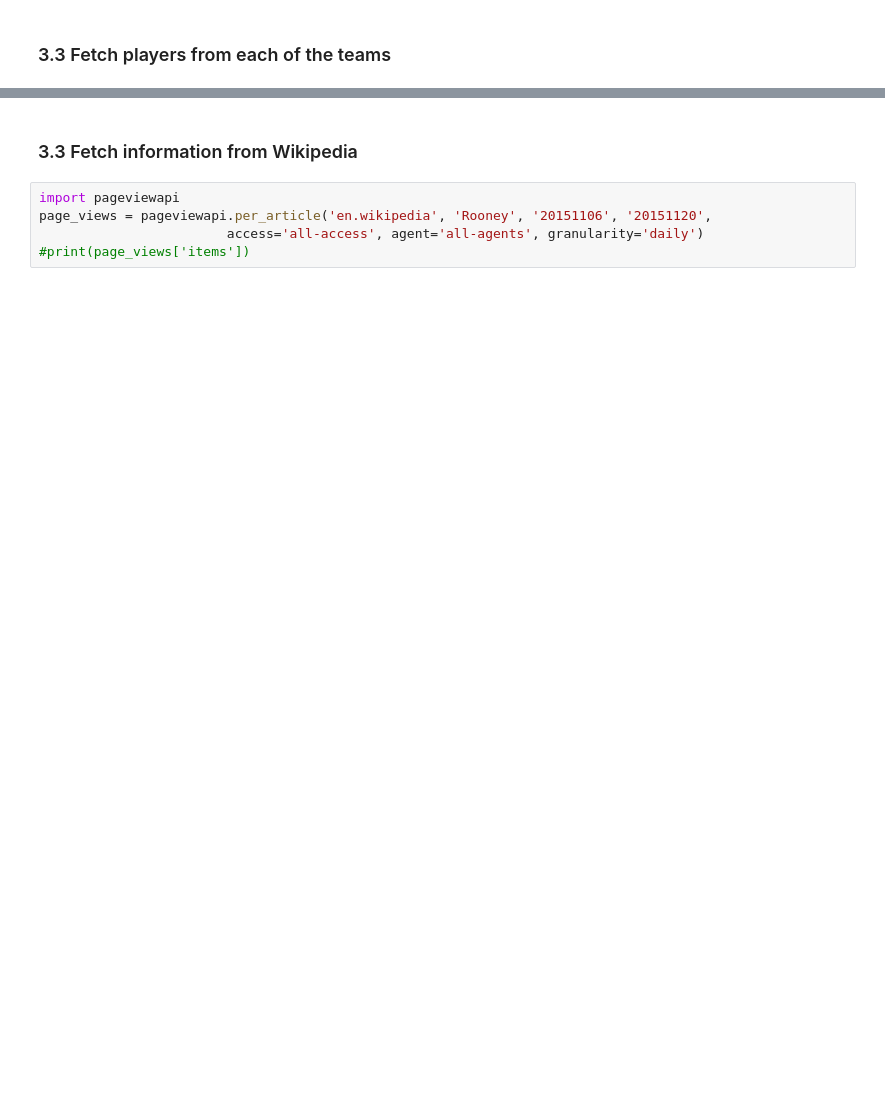
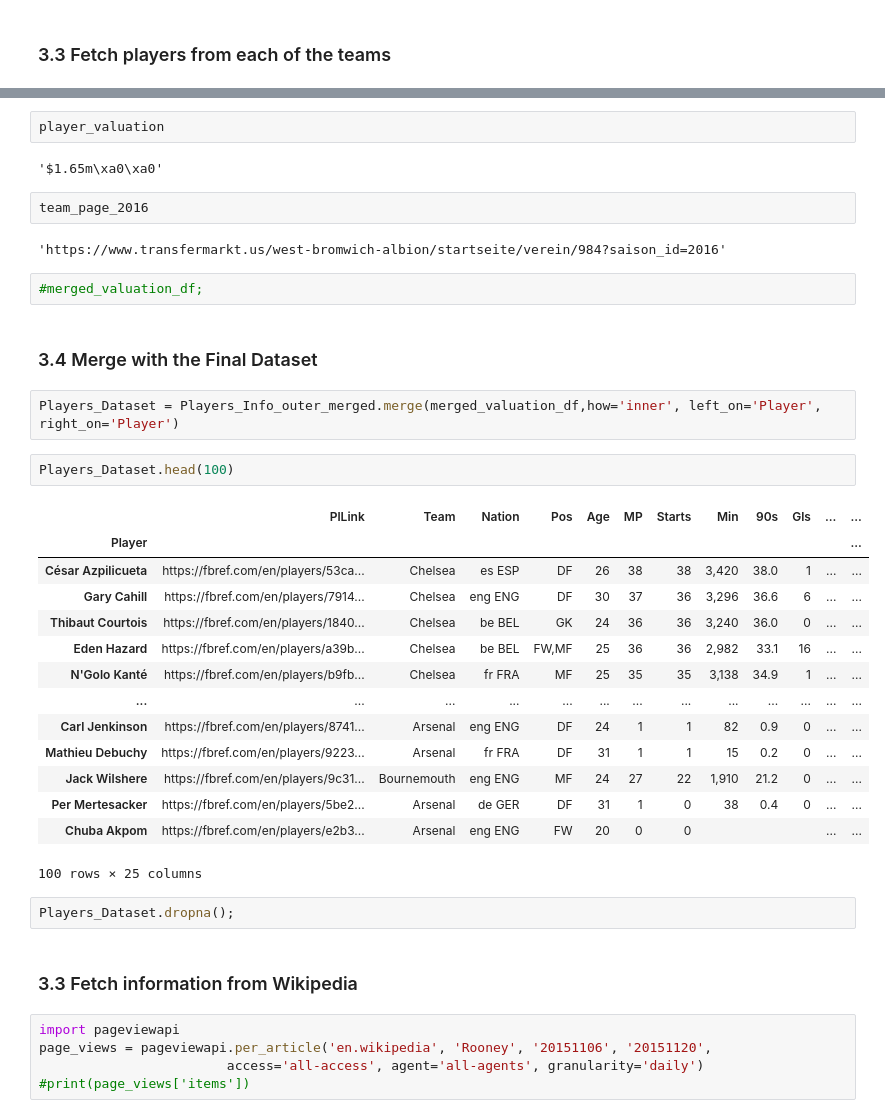
Before and after one commit to anubhavpar/Project_2, a Jupyter notebook: fbref.ipynb, the cells around one changed output, grey strips where cells are left out. Saved outputs shown, nothing was run; the diff lists cells and outputs as text; blank space fills up the shorter version.

```diff
--- a/fbref.ipynb
+++ b/fbref.ipynb
@@ -167,3 +427,36 @@ Players_Attr_df;
+# %%
+player_valuation
+# %% [output]
+'$1.65m\xa0\xa0'
+# %%
+team_page_2016
+# %% [output]
+'https://www.transfermarkt.us/west-bromwich-albion/startseite/verein/984?saison_id=2016'
+# %%
+#merged_valuation_df;
+# %% [markdown]
+### 3.4 Merge with the Final Dataset
+# %%
+Players_Dataset = Players_Info_outer_merged.merge(merged_valuation_df,how='inner', left_on='Player', right_on='Player')
+# %%
+Players_Dataset.head(100)
+# %% [output]
+|  | PlLink | Team | Nation | Pos | Age | MP | Starts | Min | 90s | Gls | ... | ... |
+| Player |  |  |  |  |  |  |  |  |  |  |  | ... |
+| César Azpilicueta | https://fbref.com/en/players/53ca... | Chelsea | es ESP | DF | 26 | 38 | 38 | 3,420 | 38.0 | 1 | ... | ... |
+| Gary Cahill | https://fbref.com/en/players/7914... | Chelsea | eng ENG | DF | 30 | 37 | 36 | 3,296 | 36.6 | 6 | ... | ... |
+| Thibaut Courtois | https://fbref.com/en/players/1840... | Chelsea | be BEL | GK | 24 | 36 | 36 | 3,240 | 36.0 | 0 | ... | ... |
+| Eden Hazard | https://fbref.com/en/players/a39b... | Chelsea | be BEL | FW,MF | 25 | 36 | 36 | 2,982 | 33.1 | 16 | ... | ... |
+| N'Golo Kanté | https://fbref.com/en/players/b9fb... | Chelsea | fr FRA | MF | 25 | 35 | 35 | 3,138 | 34.9 | 1 | ... | ... |
+| ... | ... | ... | ... | ... | ... | ... | ... | ... | ... | ... | ... | ... |
+| Carl Jenkinson | https://fbref.com/en/players/8741... | Arsenal | eng ENG | DF | 24 | 1 | 1 | 82 | 0.9 | 0 | ... | ... |
+| Mathieu Debuchy | https://fbref.com/en/players/9223... | Arsenal | fr FRA | DF | 31 | 1 | 1 | 15 | 0.2 | 0 | ... | ... |
+| Jack Wilshere | https://fbref.com/en/players/9c31... | Bournemouth | eng ENG | MF | 24 | 27 | 22 | 1,910 | 21.2 | 0 | ... | ... |
+| Per Mertesacker | https://fbref.com/en/players/5be2... | Arsenal | de GER | DF | 31 | 1 | 0 | 38 | 0.4 | 0 | ... | ... |
+| Chuba Akpom | https://fbref.com/en/players/e2b3... | Arsenal | eng ENG | FW | 20 | 0 | 0 |  |  |  | ... | ... |
+100 rows × 25 columns
+# %%
+Players_Dataset.dropna();
 # %% [markdown]
 ### 3.3 Fetch information from Wikipedia
 # %%
```
Also changed, not shown: parts of 25 cells of this notebook.
